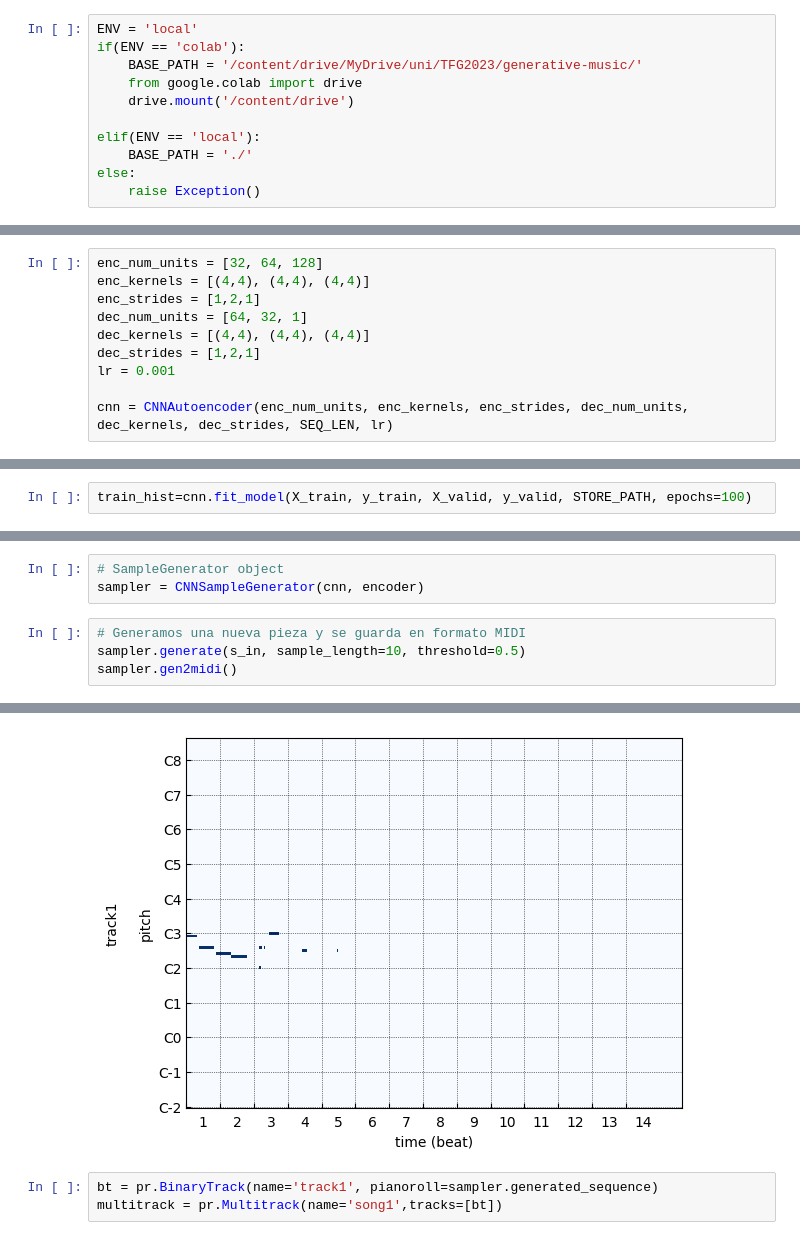
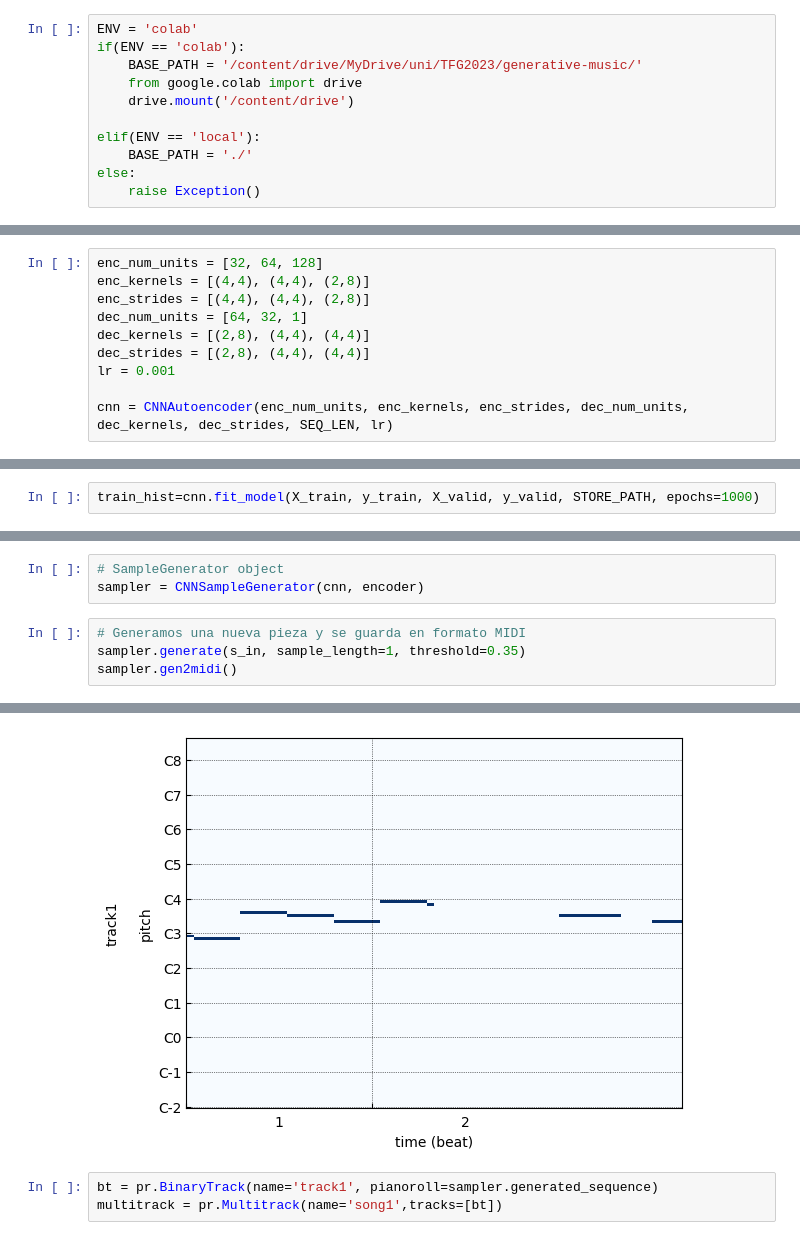
Before and after one commit to STarrio/generative-music, a Jupyter notebook: CNNMusicGeneration.ipynb, the cells around one changed output, grey strips where cells are left out. Drawn from its saved outputs; the diff is of its cells as text.

```diff
--- a/CNNMusicGeneration.ipynb
+++ b/CNNMusicGeneration.ipynb
@@ -35,7 +19,7 @@ from sklearn.model_selection import train_test_split
 import pypianoroll as pr
 import matplotlib.pyplot as plt
 # %%
-ENV = 'local'
+ENV = 'colab'
 if(ENV == 'colab'):
     BASE_PATH = '/content/drive/MyDrive/uni/TFG2023/generative-music/'
     from google.colab import drive
@@ -380,11 +366,11 @@ Output shape: (8749, 32, 128)
 Se construye y compila el Autoencoder:
 # %%
 enc_num_units = [32, 64, 128]
-enc_kernels = [(4,4), (4,4), (4,4)]
-enc_strides = [1,2,1]
+enc_kernels = [(4,4), (4,4), (2,8)]
+enc_strides = [(4,4), (4,4), (2,8)]
 dec_num_units = [64, 32, 1]
-dec_kernels = [(4,4), (4,4), (4,4)]
-dec_strides = [1,2,1]
+dec_kernels = [(2,8), (4,4), (4,4)]
+dec_strides = [(2,8), (4,4), (4,4)]
 lr = 0.001
 
 cnn = CNNAutoencoder(enc_num_units, enc_kernels, enc_strides, dec_num_units, dec_kernels, dec_strides, SEQ_LEN, lr)
@@ -411,5 +397,5 @@ _________________________________________________________________
 # %% [markdown]
 Proceso de entrenamiento del modelo:
 # %%
-train_hist=cnn.fit_model(X_train, y_train, X_valid, y_valid, STORE_PATH, epochs=100)
+train_hist=cnn.fit_model(X_train, y_train, X_valid, y_valid, STORE_PATH, epochs=1000)
 # %% [output]
@@ -459,7 +445,7 @@ s_in.shape
 sampler = CNNSampleGenerator(cnn, encoder)
 # %%
 # Generamos una nueva pieza y se guarda en formato MIDI
-sampler.generate(s_in, sample_length=10, threshold=0.5)
+sampler.generate(s_in, sample_length=1, threshold=0.35)
 sampler.gen2midi()
 # %% [output]
 (1, 32, 128)
@@ -482,4 +457,4 @@ Saved with name cello-cnn_autoencoder_n_1.mid.
-[figure, old version]
+[figure, new version]
 # %%
 bt = pr.BinaryTrack(name='track1', pianoroll=sampler.generated_sequence)
 multitrack = pr.Multitrack(name='song1',tracks=[bt])
```
Also changed, not shown: parts of 11 cells of this notebook.
